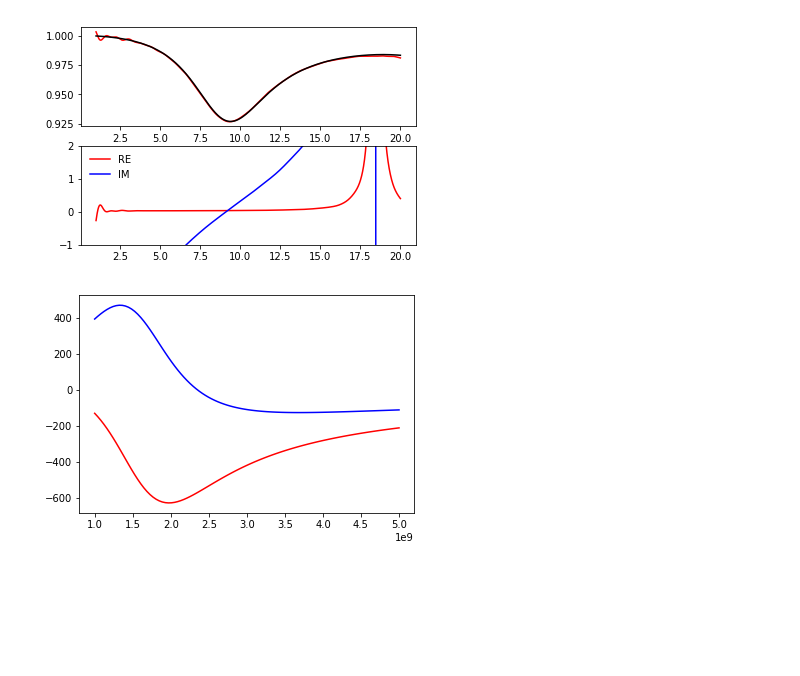
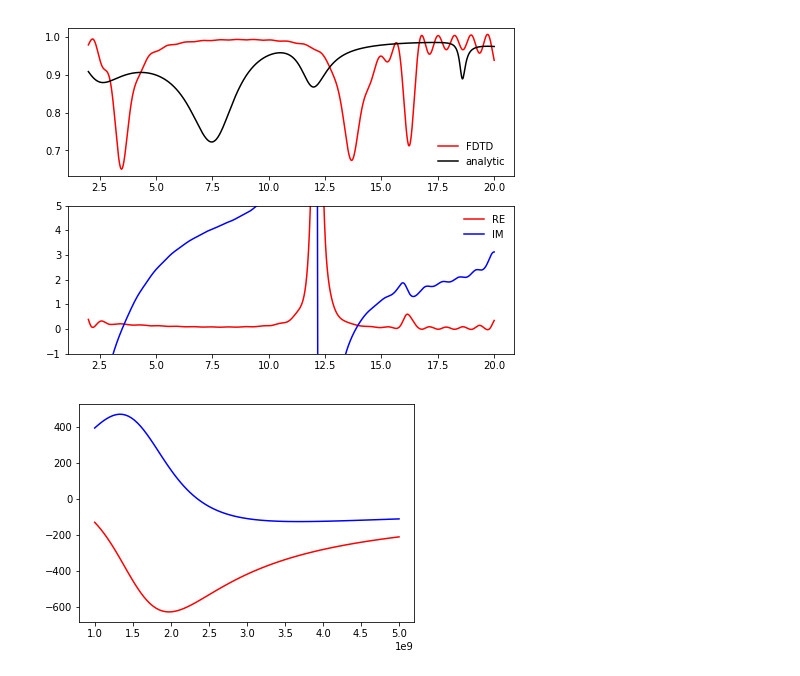
Before and after one commit to UmrathSt/layerbased_metamaterials, a Jupyter notebook: python_scripts/TL_Model_Perforated_Plate.ipynb, the cells around one changed output. Drawn from its saved outputs; the diff is of its cells as text; code cells hidden in the pictures; blank space fills up the shorter version.

```diff
--- a/python_scripts/TL_Model_Perforated_Plate.ipynb
+++ b/python_scripts/TL_Model_Perforated_Plate.ipynb
@@ -5,10 +5,11 @@ from scipy.special import jvp, yvp
 from matplotlib import pyplot as plt
 import sympy as sy
 # %%
-R = np.linspace(2.35, 3.35, 11)
+R = [3.25]#np.linspace(2.35, 3.35, 11)
 data = [np.loadtxt("TL_Model_Perforated_Plate/%.2f.txt" %r, delimiter=",") for r in R]
+adata = [np.loadtxt("TL_Model_Perforated_Plate/absorber_%.2f.txt" %r, delimiter=",") for r in R]
 D = 74.72e-3 # distance from the port to the FR4 layer
-D = 73.72e-3
+D = 30.92e-3
 lz = 4e-3
 f = data[0][:,0]
 phase = np.exp(4j*np.pi*D*f/3e8)
@@ -16,20 +17,22 @@ epsFR4 = 4.4*(1-0.02j)
 epsFR4 = 4.4 -1j*0.049/(2*np.pi*f*8.85e-12)
 Zslab = 1j*377/np.sqrt(epsFR4)*np.tan(2*np.pi*f/3e8*np.sqrt(epsFR4)*lz)
 # %%
-fig = plt.figure()
+fig = plt.figure(figsize=(8,6))
 ax1, ax2 = fig.add_subplot(211), fig.add_subplot(212)
-S11 = (data[0][:,1]+1j*data[0][:,2])*phase
+S11 = (adata[0][:,1]+1j*adata[0][:,2])*phase
+Zfss = data[0][:,5]+1j*data[0][:,6]
+Zmeta = Zfss*Zslab/(Zfss+Zslab)
 ax1.plot(f/1e9, np.abs(S11), "r-", label="FDTD")
-ax1.plot(f/1e9, np.abs((Zslab-377)/(Zslab+377)), "k-", label="analytic")
-#ax1.set_ylim([0,1])
+ax1.plot(f/1e9, np.abs((Zmeta-377)/(Zmeta+377)), "k-", label="analytic")
+ax1.legend(loc="best").draw_frame(False)
 ax2.plot(f/1e9, np.real((1-S11)/(1+S11)), "r-", label="RE")
 ax2.plot(f/1e9, np.imag((1-S11)/(1+S11)), "b-", label="IM")
 
-ax2.set_ylim([-1,2])
+ax2.set_ylim([-1,5])
 ax2.legend(loc="best").draw_frame(False)
 plt.show()
 # %% [output]
-[figure, old version]
+[figure, new version]
 # %%
 R = 9.9e-3
 w = 1.5e-3
```
Also changed, not shown: 2 other files.
